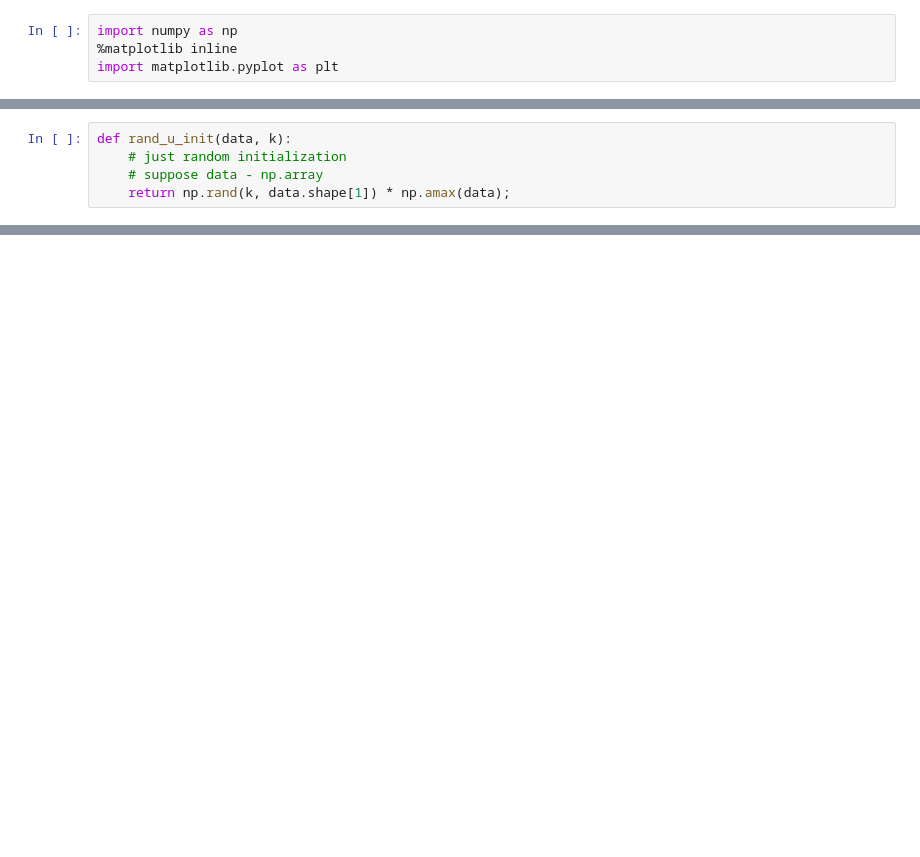
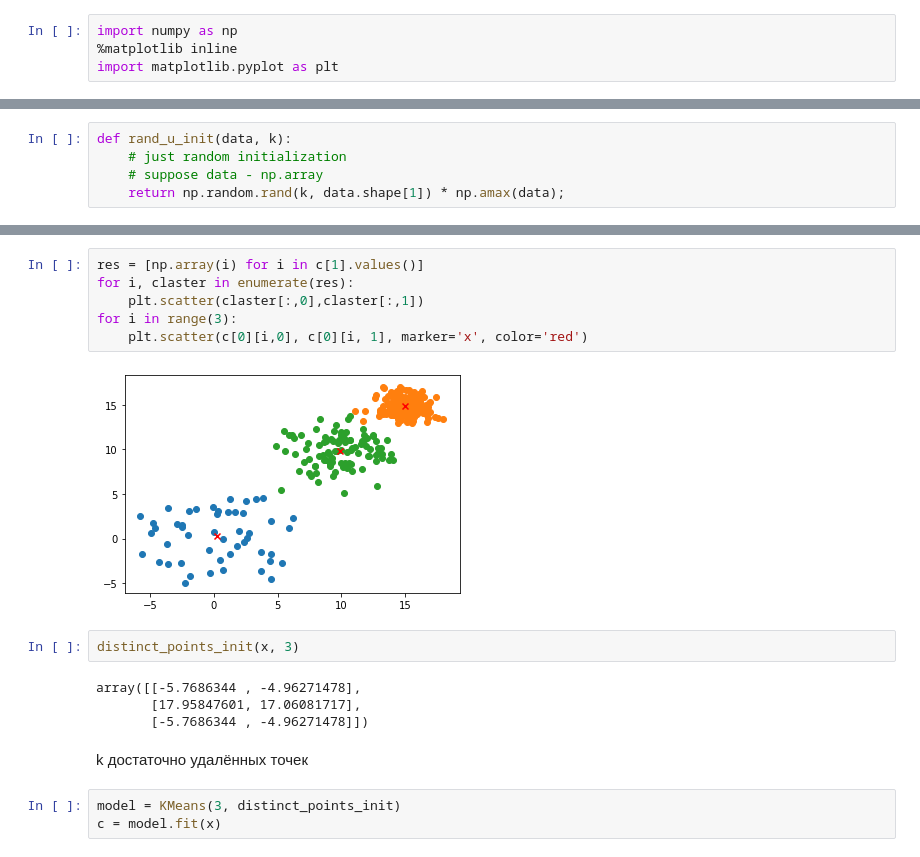
Before and after one commit to Dmitry315/Clasterization, a Jupyter notebook: K-means.ipynb, the cells around one changed output, grey strips where cells are left out. Drawn from its saved outputs; the diff is of its cells as text; blank space fills up the shorter version.

```diff
--- a/K-means.ipynb
+++ b/K-means.ipynb
@@ -6,4 +8,4 @@ import matplotlib.pyplot as plt
 def rand_u_init(data, k):
     # just random initialization
     # suppose data - np.array
-    return np.rand(k, data.shape[1]) * np.amax(data);
+    return np.random.rand(k, data.shape[1]) * np.amax(data);
@@ -37,0 +92,19 @@ def k_mean(data, k, points_initializer):
+# %%
+res = [np.array(i) for i in c[1].values()]
+for i, claster in enumerate(res):
+    plt.scatter(claster[:,0],claster[:,1])
+for i in range(3):
+    plt.scatter(c[0][i,0], c[0][i, 1], marker='x', color='red')
+# %% [output]
+[figure, added]
+# %%
+distinct_points_init(x, 3)
+# %% [output]
+array([[-5.7686344 , -4.96271478],
+       [17.95847601, 17.06081717],
+       [-5.7686344 , -4.96271478]])
+# %% [markdown]
+k достаточно удалённых точек
+# %%
+model = KMeans(3, distinct_points_init)
+c = model.fit(x)
```
Also changed, not shown: parts of 13 cells of this notebook.
